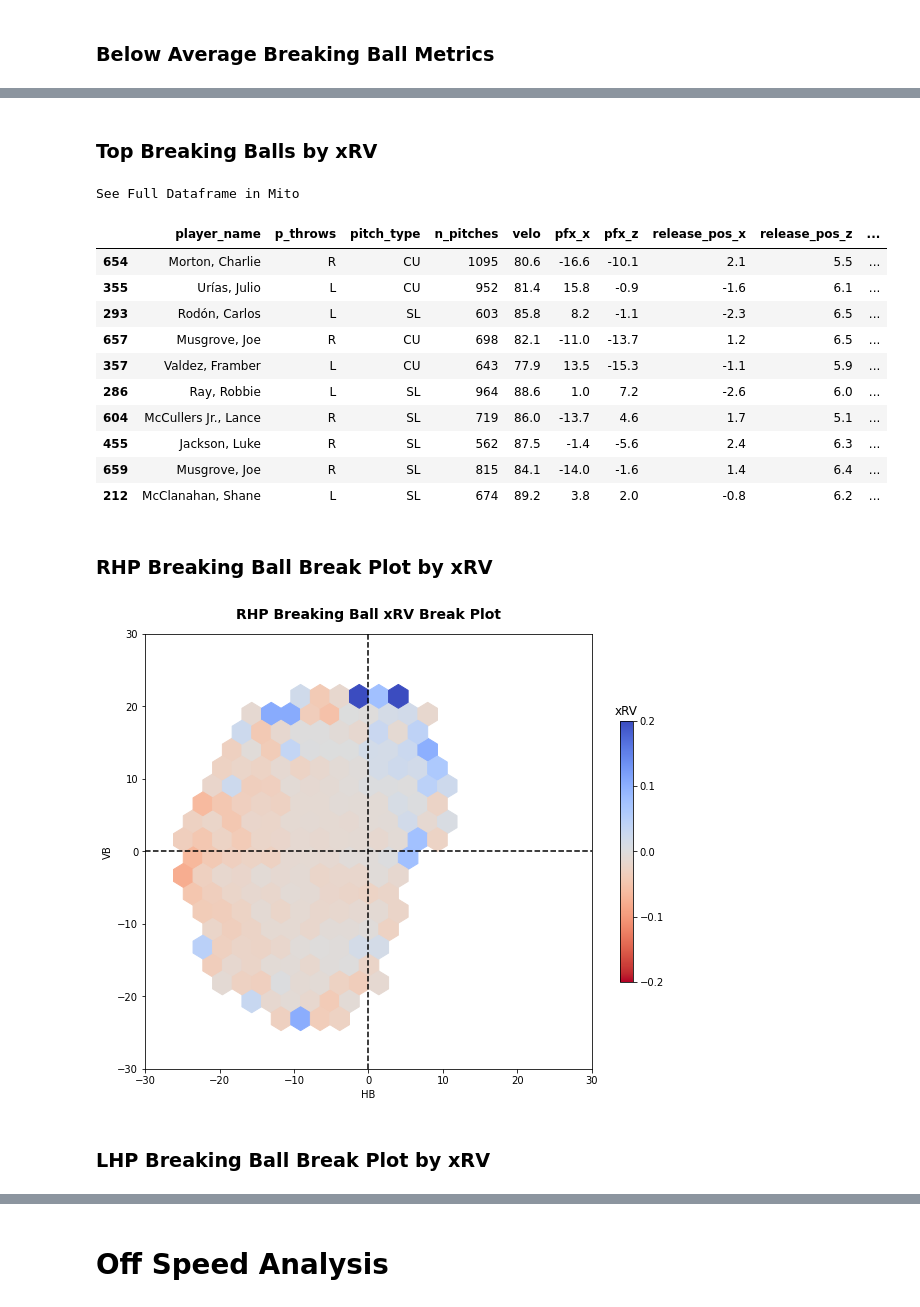
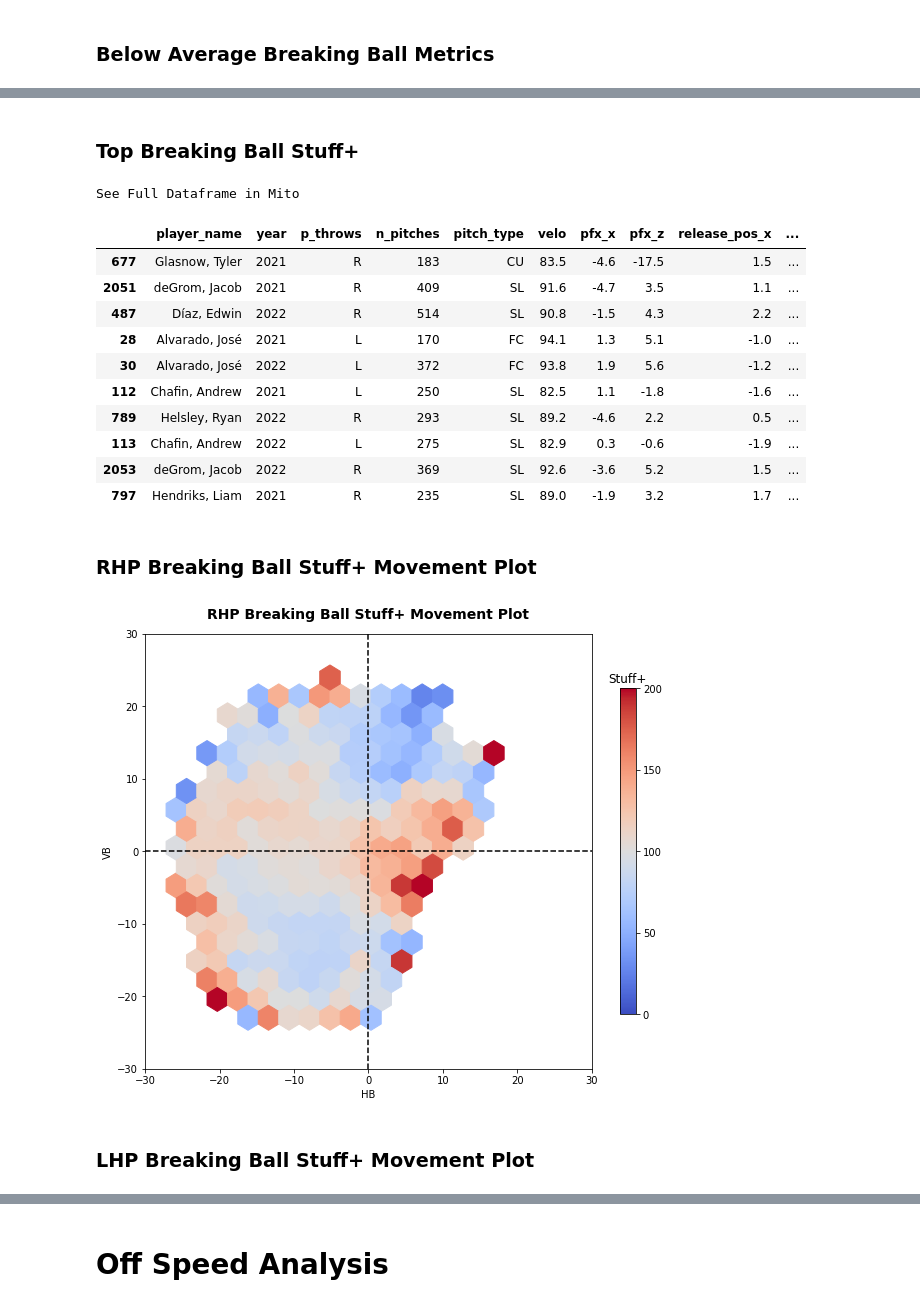
Before and after one commit to anthonyzurke/RVmodel, a Jupyter notebook: notebooks/stuff_21-22.ipynb, the cells around one changed output, grey strips where cells are left out. Cells and saved outputs as stored; diff of their text form; code cells hidden in the pictures.

```diff
--- a/notebooks/stuff_21-22.ipynb
+++ b/notebooks/stuff_21-22.ipynb
@@ -471,36 +473,36 @@ See Full Dataframe in Mito
 # %% [markdown]
-### Top Breaking Balls by xRV
+### Top Breaking Ball Stuff+
 # %%
-bb_rvtable.sort_values(by = 'xRV').head(10)
+bb_stufftable.sort_values(by = 'Stuff+', ascending = False).head(10)
 # %% [output]
 See Full Dataframe in Mito
-|  | player_name | p_throws | pitch_type | n_pitches | velo | pfx_x | pfx_z | release_pos_x | release_pos_z | ... |
-| 654 | Morton, Charlie | R | CU | 1095 | 80.6 | -16.6 | -10.1 | 2.1 | 5.5 | ... |
-| 355 | Urías, Julio | L | CU | 952 | 81.4 | 15.8 | -0.9 | -1.6 | 6.1 | ... |
-| 293 | Rodón, Carlos | L | SL | 603 | 85.8 | 8.2 | -1.1 | -2.3 | 6.5 | ... |
-| 657 | Musgrove, Joe | R | CU | 698 | 82.1 | -11.0 | -13.7 | 1.2 | 6.5 | ... |
-| 357 | Valdez, Framber | L | CU | 643 | 77.9 | 13.5 | -15.3 | -1.1 | 5.9 | ... |
-| 286 | Ray, Robbie | L | SL | 964 | 88.6 | 1.0 | 7.2 | -2.6 | 6.0 | ... |
-| 604 | McCullers Jr., Lance | R | SL | 719 | 86.0 | -13.7 | 4.6 | 1.7 | 5.1 | ... |
-| 455 | Jackson, Luke | R | SL | 562 | 87.5 | -1.4 | -5.6 | 2.4 | 6.3 | ... |
-| 659 | Musgrove, Joe | R | SL | 815 | 84.1 | -14.0 | -1.6 | 1.4 | 6.4 | ... |
-| 212 | McClanahan, Shane | L | SL | 674 | 89.2 | 3.8 | 2.0 | -0.8 | 6.2 | ... |
+|  | player_name | year | p_throws | n_pitches | pitch_type | velo | pfx_x | pfx_z | release_pos_x | ... |
+| 677 | Glasnow, Tyler | 2021 | R | 183 | CU | 83.5 | -4.6 | -17.5 | 1.5 | ... |
+| 2051 | deGrom, Jacob | 2021 | R | 409 | SL | 91.6 | -4.7 | 3.5 | 1.1 | ... |
+| 487 | Díaz, Edwin | 2022 | R | 514 | SL | 90.8 | -1.5 | 4.3 | 2.2 | ... |
+| 28 | Alvarado, José | 2021 | L | 170 | FC | 94.1 | 1.3 | 5.1 | -1.0 | ... |
+| 30 | Alvarado, José | 2022 | L | 372 | FC | 93.8 | 1.9 | 5.6 | -1.2 | ... |
+| 112 | Chafin, Andrew | 2021 | L | 250 | SL | 82.5 | 1.1 | -1.8 | -1.6 | ... |
+| 789 | Helsley, Ryan | 2022 | R | 293 | SL | 89.2 | -4.6 | 2.2 | 0.5 | ... |
+| 113 | Chafin, Andrew | 2022 | L | 275 | SL | 82.9 | 0.3 | -0.6 | -1.9 | ... |
+| 2053 | deGrom, Jacob | 2022 | R | 369 | SL | 92.6 | -3.6 | 5.2 | 1.5 | ... |
+| 797 | Hendriks, Liam | 2021 | R | 235 | SL | 89.0 | -1.9 | 3.2 | 1.7 | ... |
 # %% [markdown]
-### RHP Breaking Ball Break Plot by xRV
+### RHP Breaking Ball Stuff+ Movement Plot
 # %%
 plt.figure(figsize = (10, 8))
 
-plt.hexbin(rhp_bb['pfx_x'], rhp_bb['pfx_z'], C = rhp_bb['xRV'],cmap='coolwarm_r',
-           mincnt = 10, gridsize = 20)
-cb = plt.colorbar(ticks = [-.2,-.1, 0, .1, .2], shrink = .6)
-cb.ax.set_title('xRV'), plt.clim(-.2, .2)
+plt.hexbin(rhp_bb['pfx_x'], rhp_bb['pfx_z'], C = rhp_bb['Stuff+'],cmap='coolwarm',
+           mincnt = 3, gridsize = 20)
+cb = plt.colorbar(ticks = [0, 50, 100, 150, 200], shrink = .75)
+cb.ax.set_title('Stuff+'), plt.clim(0, 200)
 plt.xlabel('HB'), plt.ylabel('VB'), plt.xlim(-30, 30), plt.ylim(-30, 30)
 plt.axhline(0, color = 'black', ls = '--'), plt.axvline(0, color = 'black', ls = '--')
-plt.title('RHP Breaking Ball xRV Break Plot', fontsize = 14, fontweight = 'bold', pad = 15);
+plt.title('RHP Breaking Ball Stuff+ Movement Plot', fontsize = 14, fontweight = 'bold', pad = 15);
 # %% [output]
-[figure, old version]
+[figure, new version]
 # %% [markdown]
-### LHP Breaking Ball Break Plot by xRV
+### LHP Breaking Ball Stuff+ Movement Plot
 # %%
 plt.figure(figsize = (10, 8))
 
```
Also changed, not shown: parts of 17 cells of this notebook.
